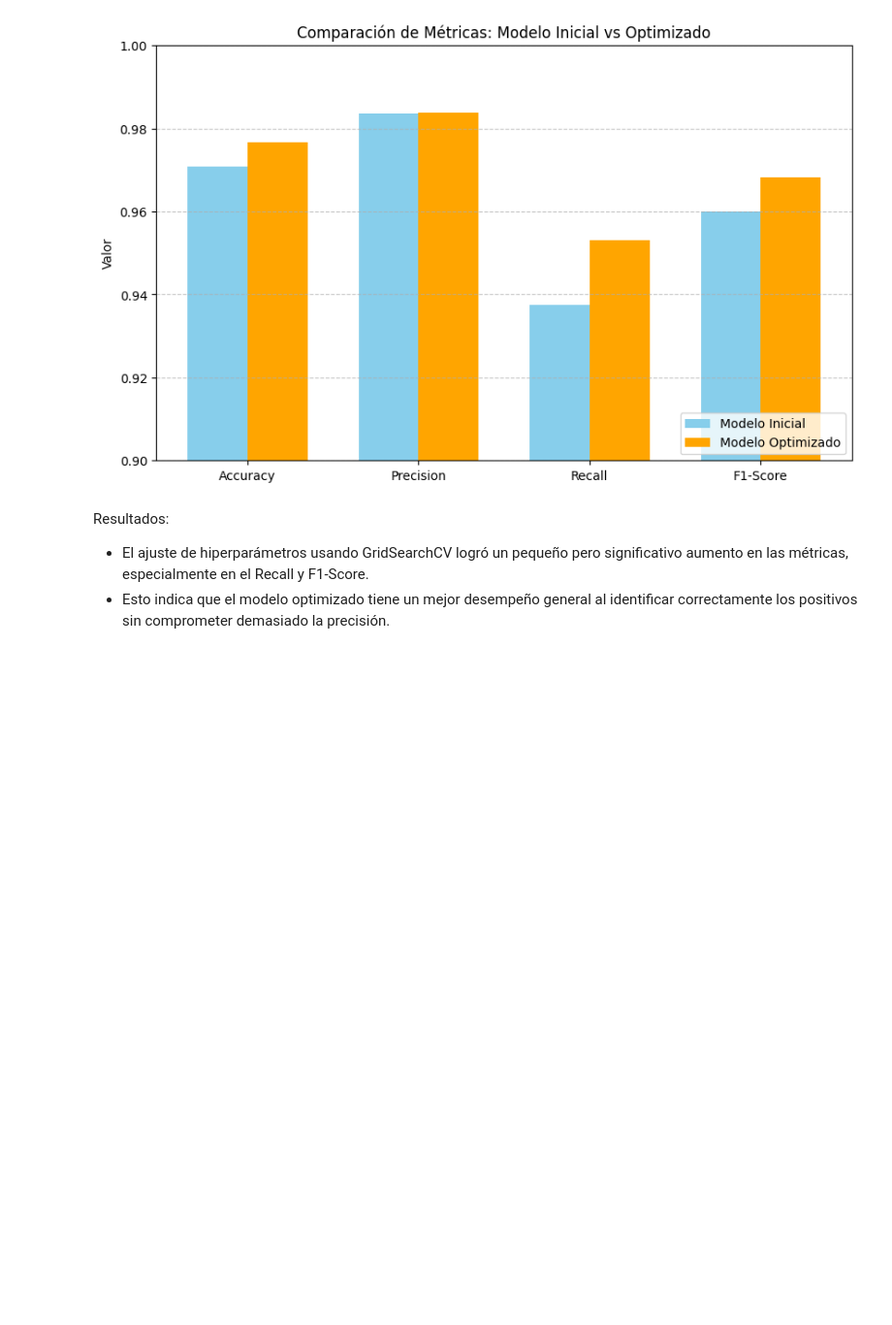
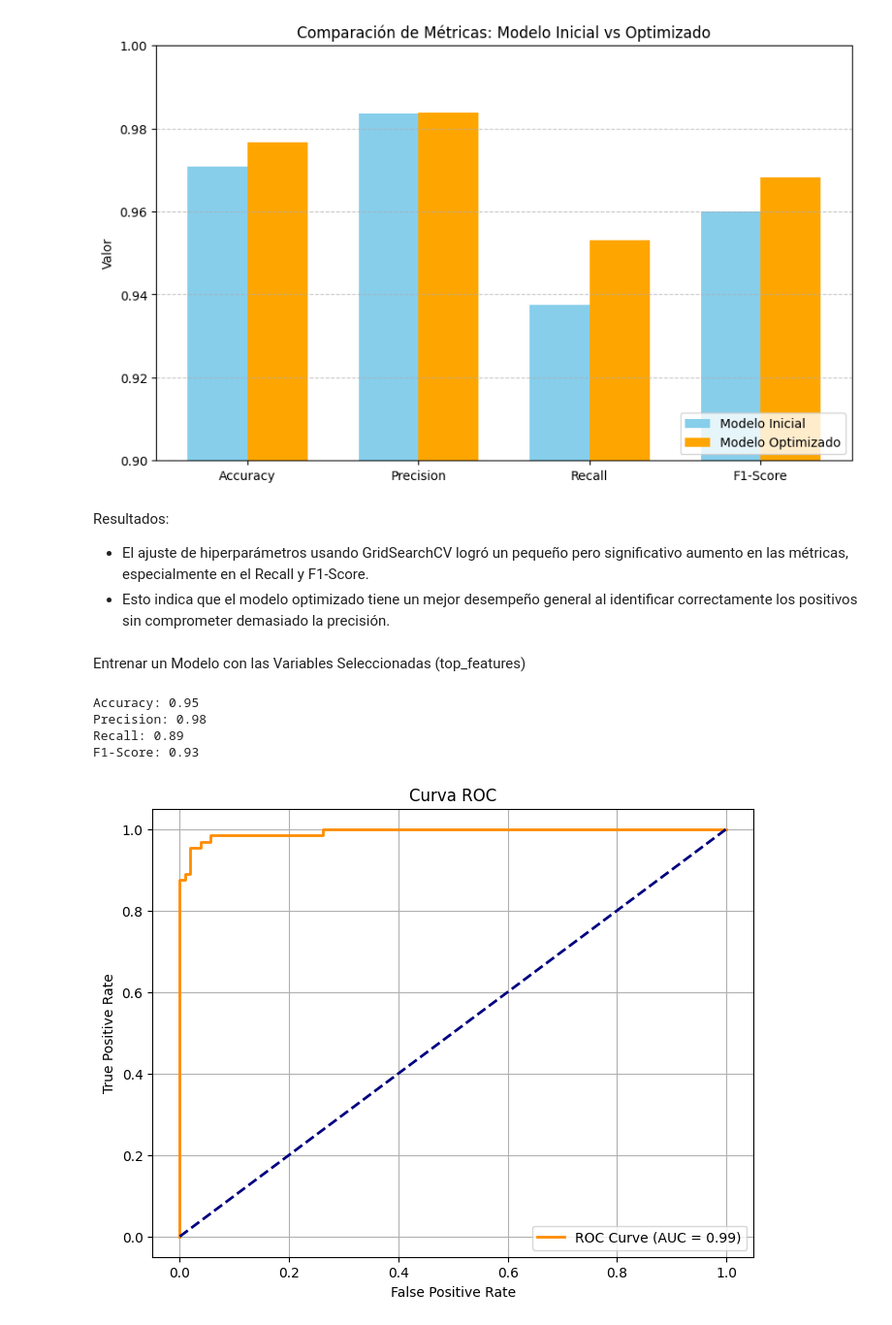
Before and after one commit to JoseMariaPY/proyecto-final-andino-duarte, a Jupyter notebook: proyecto-final-UCOM.ipynb, the cells around one changed output. Shown at 97% size. Saved outputs shown, nothing was run; the diff lists cells and outputs as text; code cells hidden in the pictures; blank space fills up the shorter version.

```diff
--- a/proyecto-final-UCOM.ipynb
+++ b/proyecto-final-UCOM.ipynb
@@ -444,3 +621,59 @@ plt.show()
 Resultados:
 * El ajuste de hiperparámetros usando GridSearchCV logró un pequeño pero significativo aumento en las métricas, especialmente en el Recall y F1-Score.
 * Esto indica que el modelo optimizado tiene un mejor desempeño general al identificar correctamente los positivos sin comprometer demasiado la precisión.
+# %% [markdown]
+Entrenar un Modelo con las Variables Seleccionadas (top_features)
+# %%
+# Extraer las 10 columnas más correlacionadas
+X_top = data[top_features.index]  # Variables más correlacionadas
+y = data['diagnosis']  # Variable objetivo
+
+# Dividir los datos en entrenamiento y prueba
+from sklearn.model_selection import train_test_split
+
+X_train, X_test, y_train, y_test = train_test_split(X_top, y, test_size=0.3, random_state=42, stratify=y)
+# %%
+# ENTRENANDO EL MODELO
+from sklearn.linear_model import LogisticRegression
+
+# Entrenar el modelo
+model = LogisticRegression(random_state=42, max_iter=1000)
+model.fit(X_train, y_train)
+
+# Realizar predicciones
+y_pred = model.predict(X_test)
+y_pred_proba = model.predict_proba(X_test)[:, 1]
+# %%
+from sklearn.metrics import accuracy_score, precision_score, recall_score, f1_score, roc_curve, roc_auc_score
+import matplotlib.pyplot as plt
+
+# Calcular métricas
+accuracy = accuracy_score(y_test, y_pred)
+precision = precision_score(y_test, y_pred)
+recall = recall_score(y_test, y_pred)
+f1 = f1_score(y_test, y_pred)
+
+print(f"Accuracy: {accuracy:.2f}")
+print(f"Precision: {precision:.2f}")
+print(f"Recall: {recall:.2f}")
+print(f"F1-Score: {f1:.2f}")
+
+# Calcular y graficar la curva ROC
+fpr, tpr, _ = roc_curve(y_test, y_pred_proba)
+roc_auc = roc_auc_score(y_test, y_pred_proba)
+
+plt.figure(figsize=(8, 6))
+plt.plot(fpr, tpr, label=f"ROC Curve (AUC = {roc_auc:.2f})", color='darkorange', lw=2)
+plt.plot([0, 1], [0, 1], color="navy", linestyle="--", lw=2)
+plt.title("Curva ROC")
+plt.xlabel("False Positive Rate")
+plt.ylabel("True Positive Rate")
+plt.legend(loc="lower right")
+plt.grid(True)
+plt.show()
+# %% [output]
+Accuracy: 0.95
+Precision: 0.98
+Recall: 0.89
+F1-Score: 0.93
+[figure, added]
```
Also changed, not shown: parts of 10 cells of this notebook.
